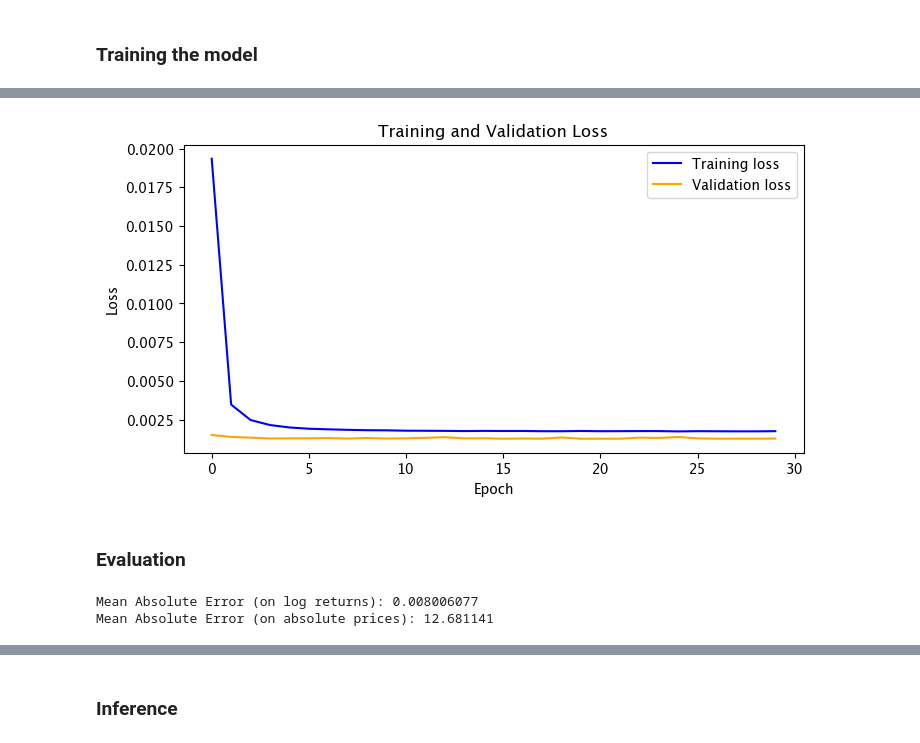
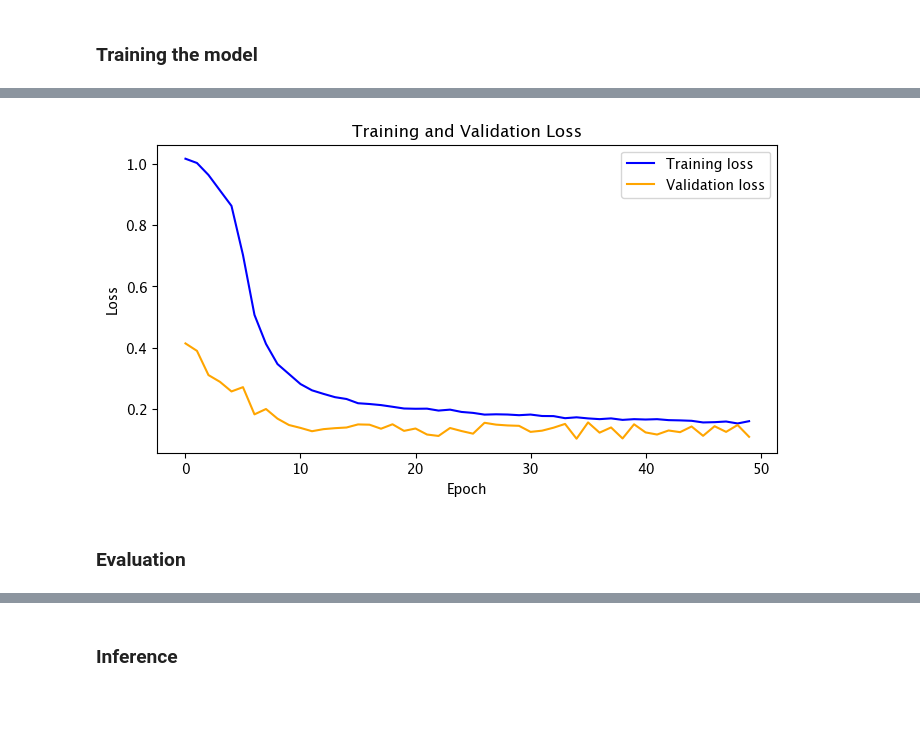
Before and after one commit to FrancescoMontanaro/Machine-Learning-from-scratch, a Jupyter notebook: Deep Learning/Recurrent Neural Network (RNN)/train_rnn.ipynb, the cells around one changed output, grey strips where cells are left out. Cells and saved outputs as stored; diff of their text form; code cells hidden in the pictures; blank space fills up the shorter version.

Commit message:
lstm and rnn trained on volatility, minor changes

```diff
--- a/Deep Learning/Recurrent Neural Network (RNN)/train_rnn.ipynb
+++ b/Deep Learning/Recurrent Neural Network (RNN)/train_rnn.ipynb
@@ -70,6 +108,0 @@ dates = np.array([data[j]['Date'] for j in range(len(data))])
-# %%
-# Convert the feature prices to log returns to better predict non-stationary data like stock prices
-log_returns = np.log(absolute_prices[1:] / absolute_prices[:-1])
-
-# Remove the first date since it doesn't have a corresponding log return
-dates_returns = dates[1:]
@@ -220,0 +232,7 @@ Testing set: (4659, 24, 4) (4659, 4)
+# %%
+# Build sequences
+features, targets = build_sequences_correct(input_data, target_data, seq_len)
+
+# Print the shapes of the features and targets
+print(f"Features shape: {features.shape()}")
+print(f"Targets shape: {targets.shape()}")
@@ -309,18 +434,19 @@ Max: [0.1536613 0.1536613 0.1536613 0.1536613]
 # %% [markdown]
 ### Building the model
 # %%
-# Instantiating the model
+# Define the model architecture
 model = SequentialAutoRegressive(
     name = "Stock prediction model",
     sequence_length = seq_len,
     modules = [
-        layers.RNN(num_layers=4, num_units=48, dropout=0.1),
-        layers.LayerNormalization(),
-        layers.Dense(num_units=X_log_returns_train_normalized.shape()[-1]),
+        layers.RNN(num_layers=2, num_units=64, dropout=0.3),
+        layers.Dense(num_units=32),
+        layers.Dropout(0.3),
+        layers.Dense(num_units=y_train.shape()[-1])
     ]
 )
 
-# Initialize the optimizer
+# Initialize the optimizer with lower learning rate
 optimizer = optimizers.Adam(learning_rate=learning_rate)
 
 # Initialize the loss function
@@ -351,16 +478,17 @@ Stock prediction model (SequentialAutoRegressive) [output_shape=(64, 4), params=
 # %% [markdown]
 ### Training the model
 # %%
+# Training with early stopping
 history = model.fit(
-    X_train = X_log_returns_train_normalized,
-    y_train = y_log_returns_train_normalized,
-    X_valid = X_log_returns_valid_normalized,
-    y_valid = y_log_returns_valid_normalized,
+    X_train = X_train_norm,
+    y_train = y_train_norm,
+    X_valid = X_valid_norm,
+    y_valid = y_valid_norm,
     epochs = epochs,
     loss_fn = loss_fn,
     optimizer = optimizer,
     batch_size = batch_size,
     metrics = [metrics.mean_absolute_error],
-    callbacks = [callbacks.EarlyStopping(monitor='val_loss', patience=10)]
+    callbacks = [callbacks.EarlyStopping(monitor='val_loss', patience=15, min_delta=1e-6)]
 )
 # %% [output]
@@ -385,16 +513,16 @@ Early stopping: stopping training after 30 epochs.
 # Save the model
 model.save(model_path)
 # %%
-# Plot the training and validation loss
+# Plot training history
 data_analysis.plot_history(
-    train_loss = history["loss"],
-    valid_loss = history["val_loss"],
+    train_loss = model.history["loss"],
+    valid_loss = model.history["val_loss"],
     title = "Training and Validation Loss",
     xlabel = "Epoch",
     ylabel = "Loss"
 )
 # %% [output]
-[figure, old version]
+[figure, new version]
 # %% [markdown]
 ### Evaluation
 # %%
@@ -429,7 +535,0 @@ absolute_prices_mae = metrics.mean_absolute_error(close_prices_absolute_preds, c
-# %%
-# Print the inference results
-print("Mean Absolute Error (on log returns):", log_returns_mae.to_numpy())
-print("Mean Absolute Error (on absolute prices):", absolute_prices_mae.to_numpy())
-# %% [output]
-Mean Absolute Error (on log returns): 0.008006077
-Mean Absolute Error (on absolute prices): 12.681141
```
Also changed, not shown: parts of 43 cells of this notebook, 3 other files.
